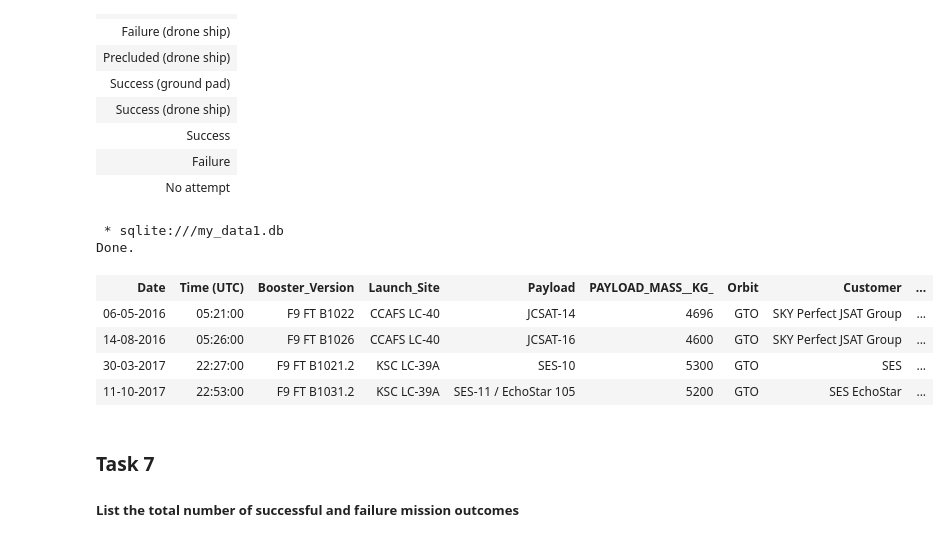
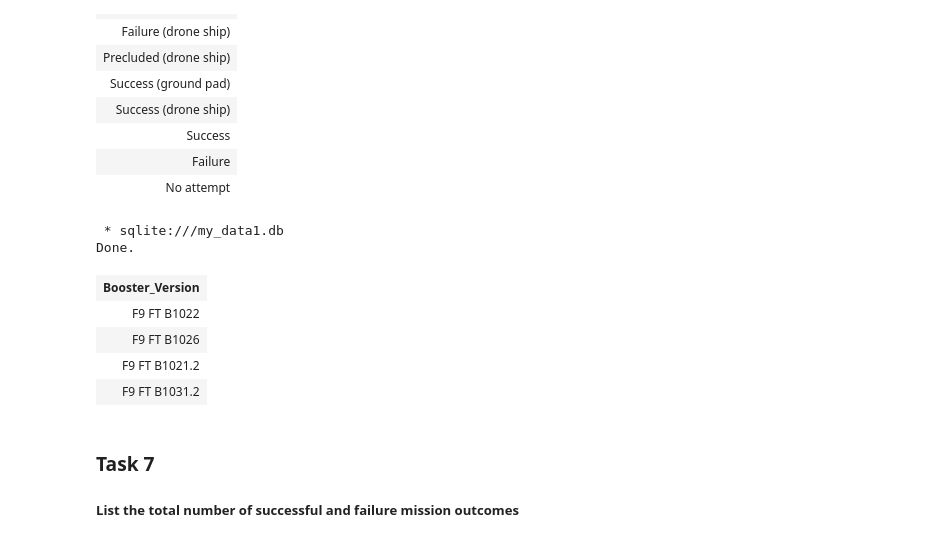
Before and after one commit to anasLearn/data-science-capstone, a Jupyter notebook: data-visualization/jupyter-labs-eda-sql-coursera_sqllite.ipynb, the cells around one changed output. Drawn from its saved outputs; the diff is of its cells as text; code cells hidden in the pictures.

```diff
--- a/data-visualization/jupyter-labs-eda-sql-coursera_sqllite.ipynb
+++ b/data-visualization/jupyter-labs-eda-sql-coursera_sqllite.ipynb
@@ -251,19 +221,19 @@ Done.
 | No attempt |
 # %%
 %%sql
-select *
+select Booster_Version
 from SPACEXTBL
 where "Landing _Outcome" like '%Success (drone ship)%'
 and 4000 <= PAYLOAD_MASS__KG_
 and PAYLOAD_MASS__KG_ <= 6000;
 # %% [output]
  * sqlite:///my_data1.db
 Done.
-| Date | Time (UTC) | Booster_Version | Launch_Site | Payload | PAYLOAD_MASS__KG_ | Orbit | Customer | ... |
-| 06-05-2016 | 05:21:00 | F9 FT B1022 | CCAFS LC-40 | JCSAT-14 | 4696 | GTO | SKY Perfect JSAT Group | ... |
-| 14-08-2016 | 05:26:00 | F9 FT B1026 | CCAFS LC-40 | JCSAT-16 | 4600 | GTO | SKY Perfect JSAT Group | ... |
-| 30-03-2017 | 22:27:00 | F9 FT B1021.2 | KSC LC-39A | SES-10 | 5300 | GTO | SES | ... |
-| 11-10-2017 | 22:53:00 | F9 FT B1031.2 | KSC LC-39A | SES-11 / EchoStar 105 | 5200 | GTO | SES EchoStar | ... |
+| Booster_Version |
+| F9 FT B1022 |
+| F9 FT B1026 |
+| F9 FT B1021.2 |
+| F9 FT B1031.2 |
 # %% [markdown]
 ### Task 7
 
```
Also changed, not shown: parts of 2 cells of this notebook, 4 other files.
